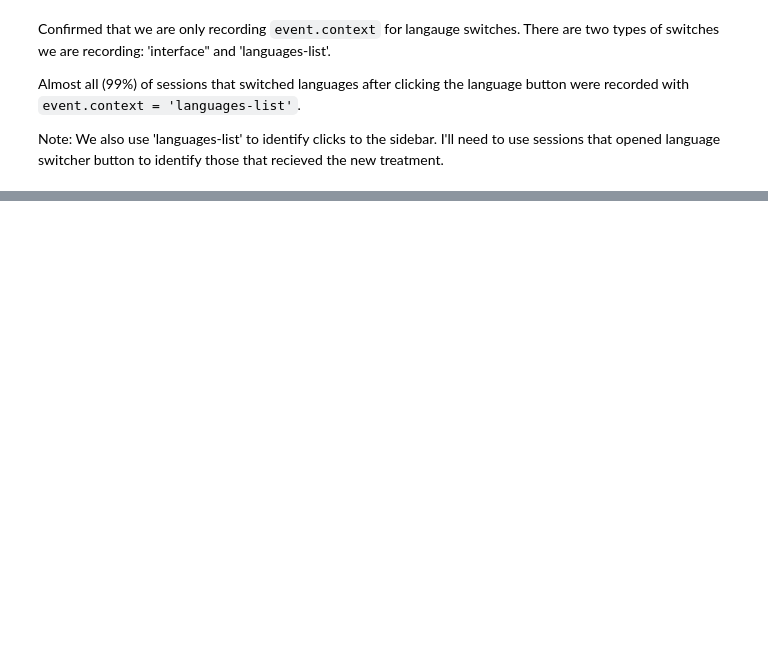
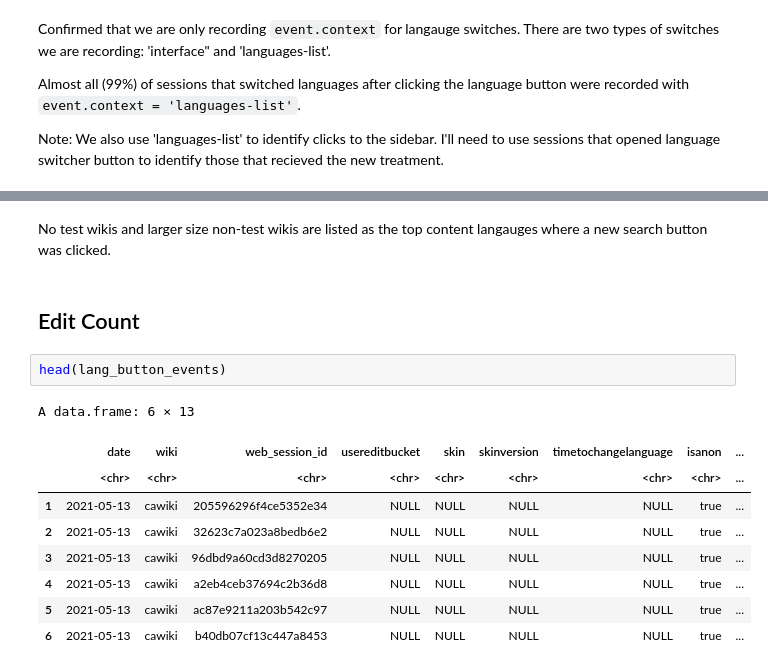
Before and after one commit to wikimedia-research/Language-Switching-Analysis-2021, a Jupyter notebook: QA/post_deployment_qa.ipynb, the cells around one changed output, grey strips where cells are left out. Saved outputs shown, nothing was run; the diff lists cells and outputs as text; blank space fills up the shorter version.

```diff
--- a/QA/post_deployment_qa.ipynb
+++ b/QA/post_deployment_qa.ipynb
@@ -727,0 +922,16 @@ Note: We also use 'languages-list' to identify clicks to the sidebar. I'll need
+# %% [markdown]
+No test wikis and larger size non-test wikis are listed as the top content langauges where a new search button was clicked.
+# %% [markdown]
+## Edit Count
+# %%
+head(lang_button_events)
+# %% [output]
+A data.frame: 6 × 13
+|  | date | wiki | web_session_id | usereditbucket | skin | skinversion | timetochangelanguage | isanon | ... |
+|  | <chr> | <chr> | <chr> | <chr> | <chr> | <chr> | <chr> | <chr> | ... |
+| 1 | 2021-05-13 | cawiki | 205596296f4ce5352e34 | NULL | NULL | NULL | NULL | true | ... |
+| 2 | 2021-05-13 | cawiki | 32623c7a023a8bedb6e2 | NULL | NULL | NULL | NULL | true | ... |
+| 3 | 2021-05-13 | cawiki | 96dbd9a60cd3d8270205 | NULL | NULL | NULL | NULL | true | ... |
+| 4 | 2021-05-13 | cawiki | a2eb4ceb37694c2b36d8 | NULL | NULL | NULL | NULL | true | ... |
+| 5 | 2021-05-13 | cawiki | ac87e9211a203b542c97 | NULL | NULL | NULL | NULL | true | ... |
+| 6 | 2021-05-13 | cawiki | b40db07cf13c447a8453 | NULL | NULL | NULL | NULL | true | ... |
```
Also changed, not shown: parts of 66 cells of this notebook.
